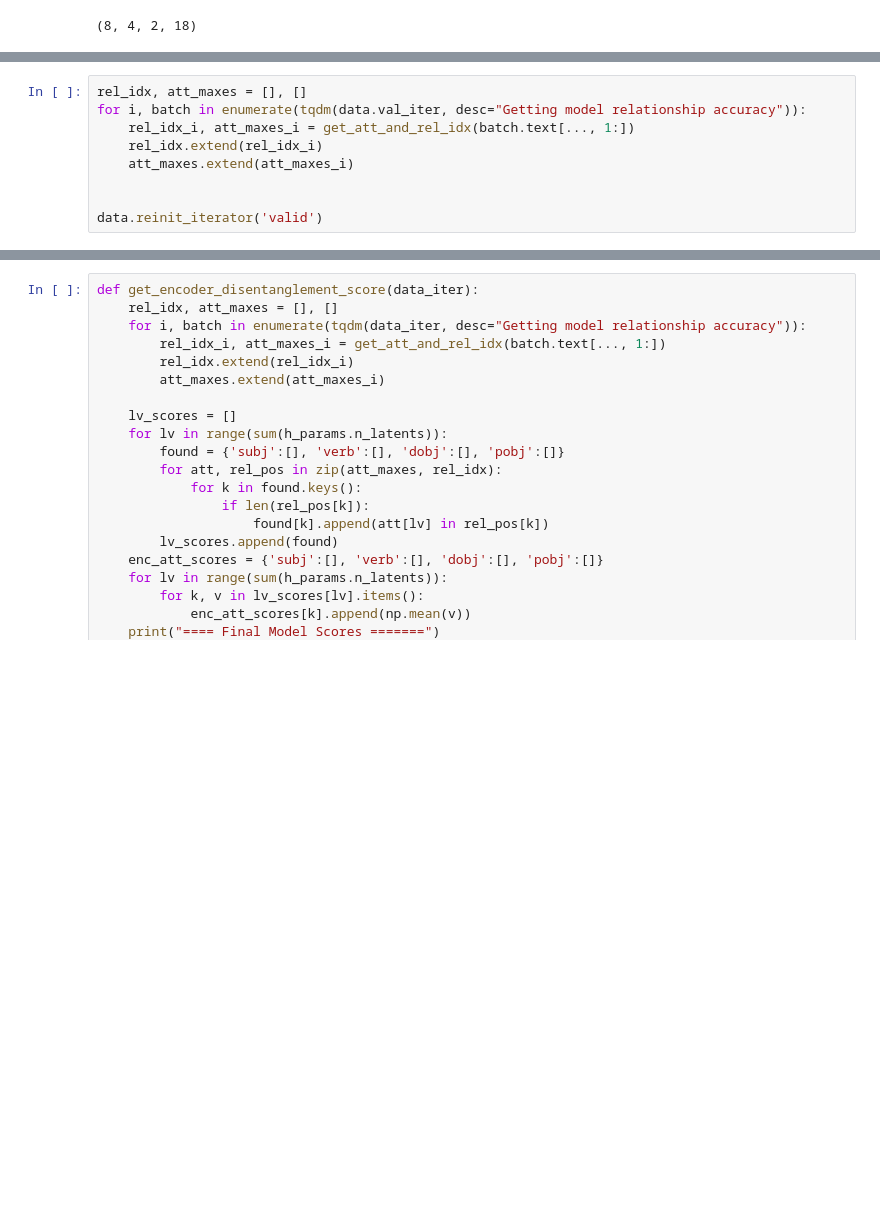
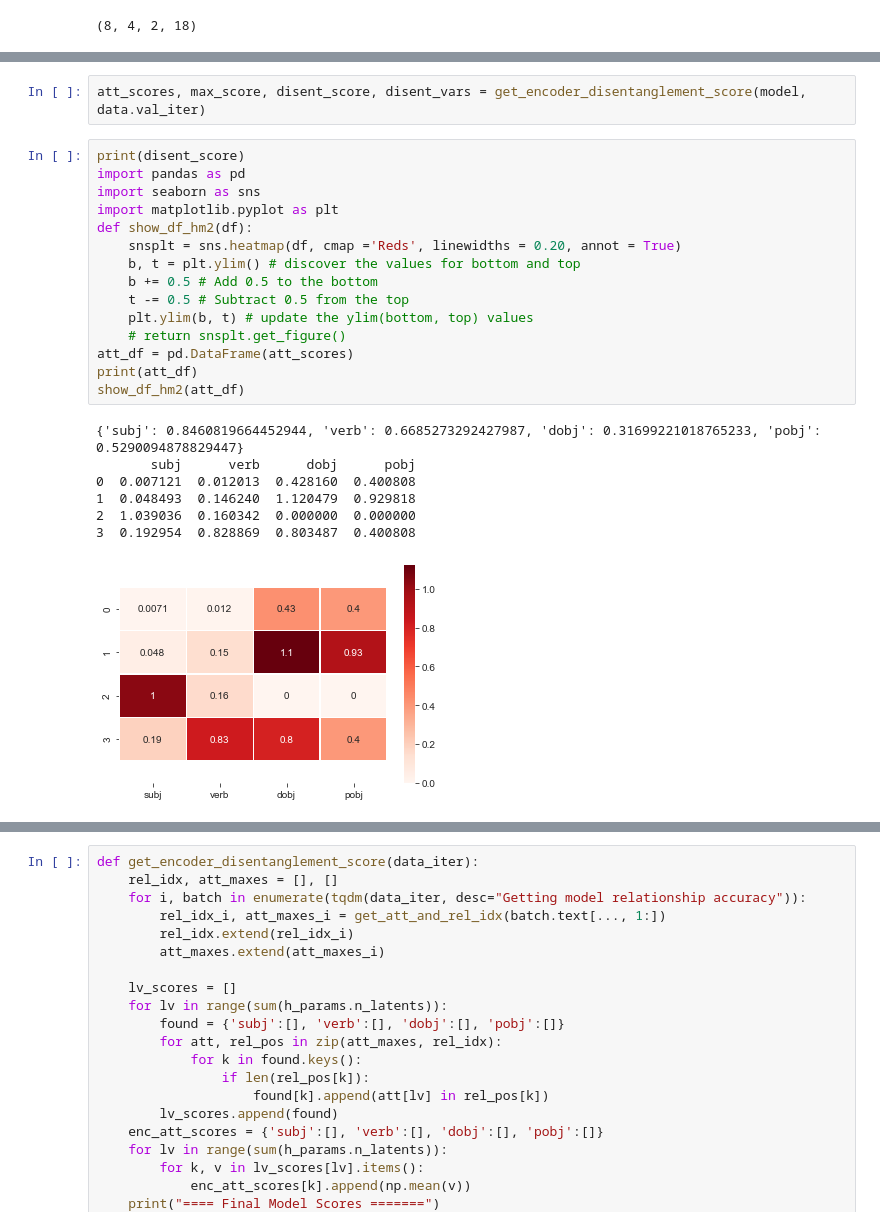
Before and after one commit to ghazi-f/QKVAE, a Jupyter notebook: disentanglement_transformer/Model_Analysis2.ipynb, the cells around one changed output, grey strips where cells are left out. Cells and saved outputs as stored; diff of their text form; blank space fills up the shorter version.

Commit message:
- Corrected decoder disentanglement scores

```diff
--- a/disentanglement_transformer/Model_Analysis2.ipynb
+++ b/disentanglement_transformer/Model_Analysis2.ipynb
@@ -599,9 +630,25 @@ def get_att_and_rel_idx(text_in):
-# %%
-rel_idx, att_maxes = [], []
-for i, batch in enumerate(tqdm(data.val_iter, desc="Getting model relationship accuracy")):
-    rel_idx_i, att_maxes_i = get_att_and_rel_idx(batch.text[..., 1:])
-    rel_idx.extend(rel_idx_i)
-    att_maxes.extend(att_maxes_i)
-
-
-data.reinit_iterator('valid')
+# %%
+att_scores, max_score, disent_score, disent_vars = get_encoder_disentanglement_score(model, data.val_iter)
+# %%
+print(disent_score)
+import pandas as pd
+import seaborn as sns
+import matplotlib.pyplot as plt
+def show_df_hm2(df):
+    snsplt = sns.heatmap(df, cmap ='Reds', linewidths = 0.20, annot = True)
+    b, t = plt.ylim() # discover the values for bottom and top
+    b += 0.5 # Add 0.5 to the bottom
+    t -= 0.5 # Subtract 0.5 from the top
+    plt.ylim(b, t) # update the ylim(bottom, top) values
+    # return snsplt.get_figure()
+att_df = pd.DataFrame(att_scores)
+print(att_df)
+show_df_hm2(att_df)
+# %% [output]
+{'subj': 0.8460819664452944, 'verb': 0.6685273292427987, 'dobj': 0.31699221018765233, 'pobj': 0.5290094878829447}
+       subj      verb      dobj      pobj
+0  0.007121  0.012013  0.428160  0.400808
+1  0.048493  0.146240  1.120479  0.929818
+2  1.039036  0.160342  0.000000  0.000000
+3  0.192954  0.828869  0.803487  0.400808
+[figure, added]
```
Also changed, not shown: parts of 6 cells of this notebook, 1 other file.
